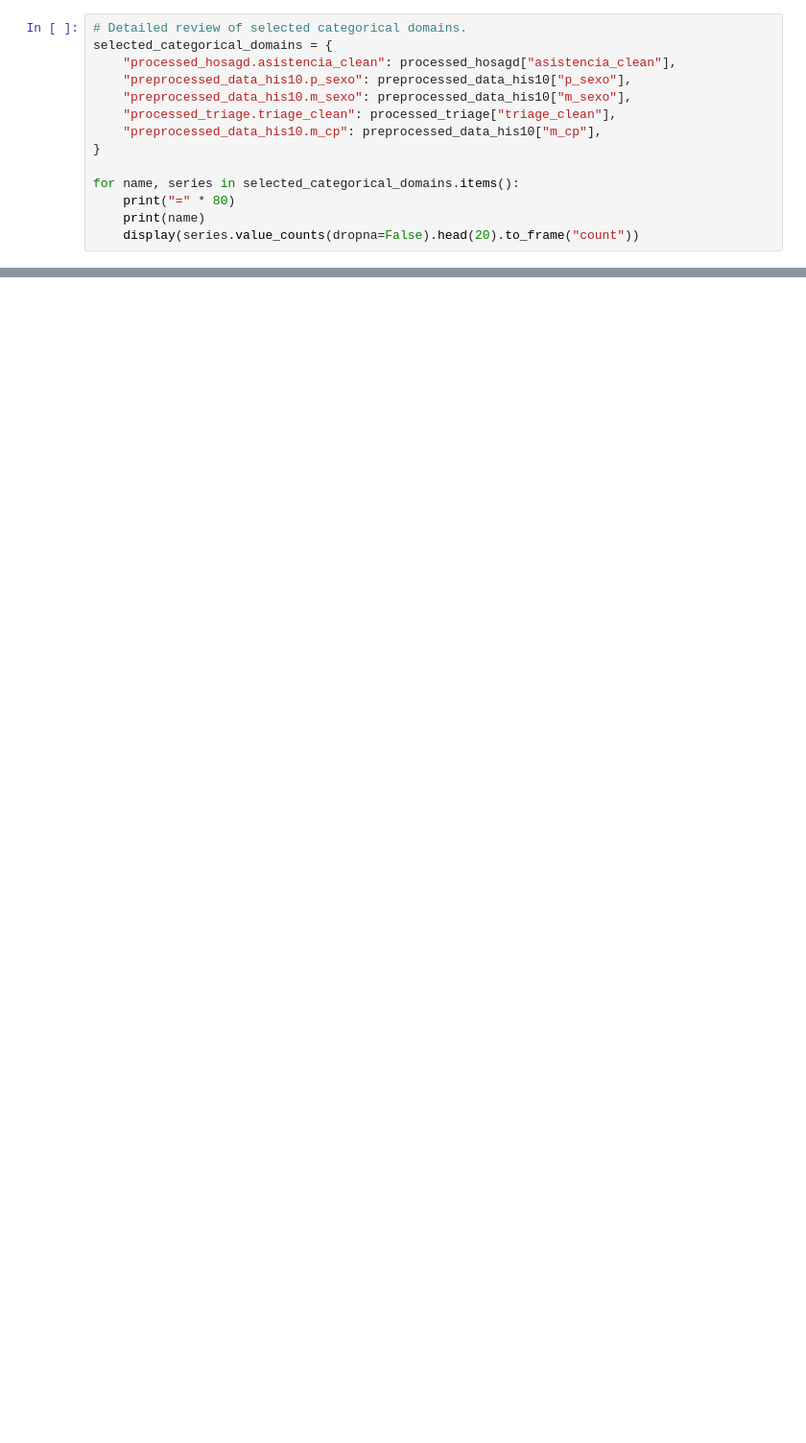
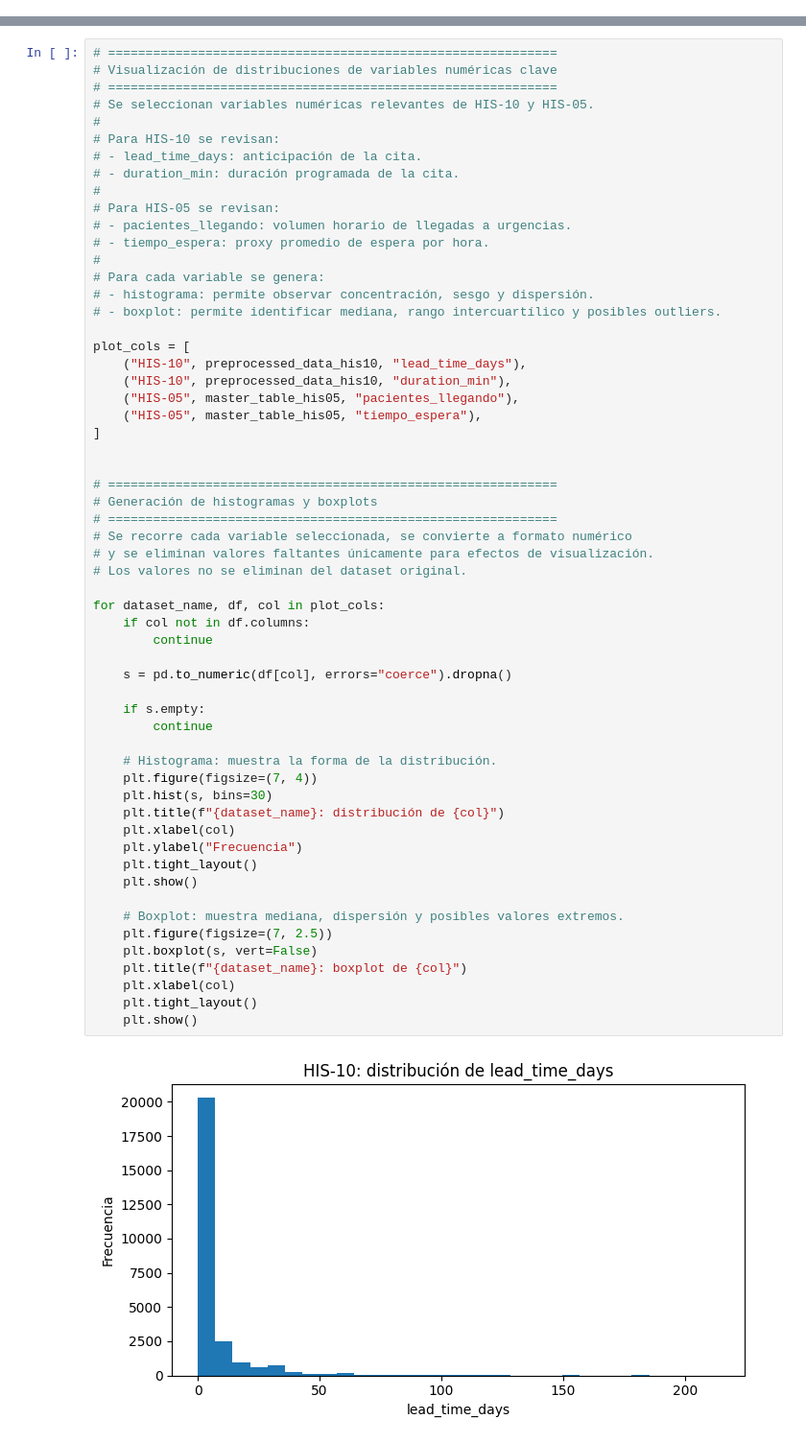
Before and after one commit to rpribau/tca-reto, a Jupyter notebook: notebooks/01_data_wrangling.ipynb, the cells around one changed output, grey strips where cells are left out. Shown at 96% size. Saved outputs shown, nothing was run; the diff lists cells and outputs as text; blank space fills up the shorter version.

Commit message:
Refine data wrangling notebook

```diff
--- a/notebooks/01_data_wrangling.ipynb
+++ b/notebooks/01_data_wrangling.ipynb
@@ -1024,14 +0,0 @@ categorical_typo_summary.sort_values(
-# %%
-# Detailed review of selected categorical domains.
-selected_categorical_domains = {
-    "processed_hosagd.asistencia_clean": processed_hosagd["asistencia_clean"],
-    "preprocessed_data_his10.p_sexo": preprocessed_data_his10["p_sexo"],
-    "preprocessed_data_his10.m_sexo": preprocessed_data_his10["m_sexo"],
-    "processed_triage.triage_clean": processed_triage["triage_clean"],
-    "preprocessed_data_his10.m_cp": preprocessed_data_his10["m_cp"],
-}
-
-for name, series in selected_categorical_domains.items():
-    print("=" * 80)
-    print(name)
-    display(series.value_counts(dropna=False).head(20).to_frame("count"))
@@ -1206,0 +1845,60 @@ Conclusiones principales:
+# %%
+# ============================================================
+# Visualización de distribuciones de variables numéricas clave
+# ============================================================
+# Se seleccionan variables numéricas relevantes de HIS-10 y HIS-05.
+#
+# Para HIS-10 se revisan:
+# - lead_time_days: anticipación de la cita.
+# - duration_min: duración programada de la cita.
+#
+# Para HIS-05 se revisan:
+# - pacientes_llegando: volumen horario de llegadas a urgencias.
+# - tiempo_espera: proxy promedio de espera por hora.
+#
+# Para cada variable se genera:
+# - histograma: permite observar concentración, sesgo y dispersión.
+# - boxplot: permite identificar mediana, rango intercuartílico y posibles outliers.
+
+plot_cols = [
+    ("HIS-10", preprocessed_data_his10, "lead_time_days"),
+    ("HIS-10", preprocessed_data_his10, "duration_min"),
+    ("HIS-05", master_table_his05, "pacientes_llegando"),
+    ("HIS-05", master_table_his05, "tiempo_espera"),
+]
+
+
+# ============================================================
+# Generación de histogramas y boxplots
+# ============================================================
+# Se recorre cada variable seleccionada, se convierte a formato numérico
+# y se eliminan valores faltantes únicamente para efectos de visualización.
+# Los valores no se eliminan del dataset original.
+
+for dataset_name, df, col in plot_cols:
+    if col not in df.columns:
+        continue
+
+    s = pd.to_numeric(df[col], errors="coerce").dropna()
+
+    if s.empty:
+        continue
+
+    # Histograma: muestra la forma de la distribución.
+    plt.figure(figsize=(7, 4))
+    plt.hist(s, bins=30)
+    plt.title(f"{dataset_name}: distribución de {col}")
+    plt.xlabel(col)
+    plt.ylabel("Frecuencia")
+    plt.tight_layout()
+    plt.show()
+
+    # Boxplot: muestra mediana, dispersión y posibles valores extremos.
+    plt.figure(figsize=(7, 2.5))
+    plt.boxplot(s, vert=False)
+    plt.title(f"{dataset_name}: boxplot de {col}")
+    plt.xlabel(col)
+    plt.tight_layout()
+    plt.show()
+# %% [output]
+[figure, added]
```
Also changed, not shown: parts of 129 cells of this notebook.
